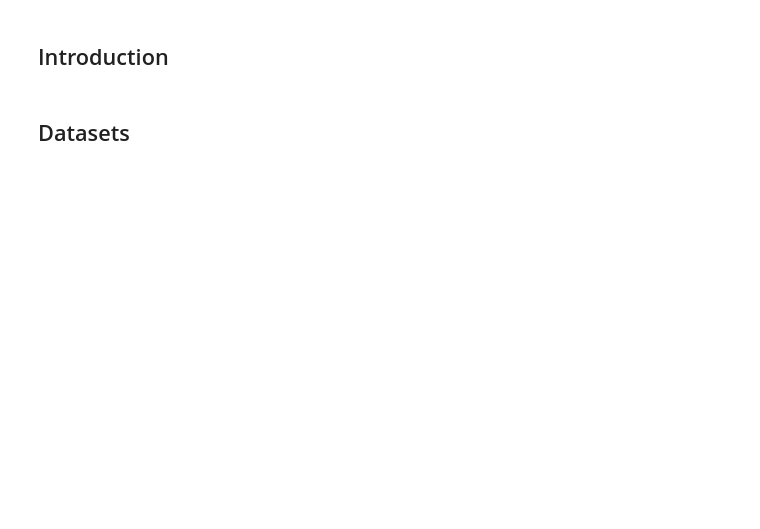
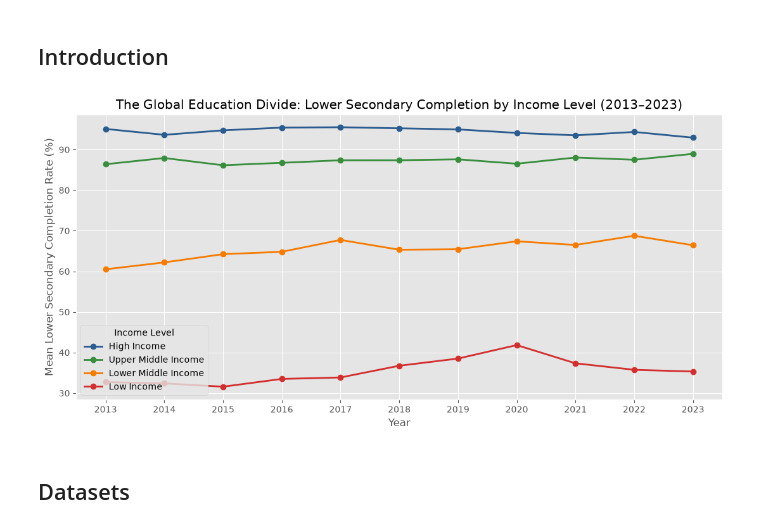
Before and after one commit to ianmhenriquez/EPA112A_group36, a Jupyter notebook: project/project.ipynb, the cells around one changed output. Drawn from its saved outputs; the diff is of its cells as text; code cells hidden in the pictures; blank space fills up the shorter version.

```diff
--- a/project/project.ipynb
+++ b/project/project.ipynb
@@ -3,12 +3,44 @@
 # %%
 %matplotlib inline
 import pandas as pd
 import numpy as np
 import matplotlib.pyplot as plt
 import wbgapi as wb
 import os
 import requests
 plt.style.use('ggplot')
+
+
+# baseline plot for the Introduction (using cached World Bank CSV)
+df_intro = pd.read_csv('all_countries_data.csv')
+df_intro['Lower_Sec_Completion_Pct'] = df_intro['Lower_Sec_Completion_Pct'].clip(upper=100.0)
+
+income_order = ['High Income', 'Upper Middle Income', 'Lower Middle Income', 'Low Income']
+income_colors = {
+    'High Income': '#2b5c8f',
+    'Upper Middle Income': '#388e3c',
+    'Lower Middle Income': '#f57c00',
+    'Low Income': '#d32f2f'
+}
+
+plt.figure(figsize=(11, 5.5))
+for lvl in income_order:
+    subset = df_intro[df_intro['Income_Level'] == lvl]
+    yearly_edu = subset.groupby('Year')['Lower_Sec_Completion_Pct'].mean()
+    plt.plot(
+        yearly_edu.index, yearly_edu.values,
+        marker='o', linewidth=2, color=income_colors[lvl], label=lvl
+    )
+
+plt.title('The Global Education Divide: Lower Secondary Completion by Income Level (2013–2023)')
+plt.xlabel('Year')
+plt.ylabel('Mean Lower Secondary Completion Rate (%)')
+plt.xticks(range(2013, 2024))
+plt.legend(title='Income Level')
+plt.tight_layout()
+plt.show()
+# %% [output]
+[figure, added]
 # %% [markdown]
 ## Datasets
 # %%
```
Also changed, not shown: parts of 4 cells of this notebook, 3 other files.
